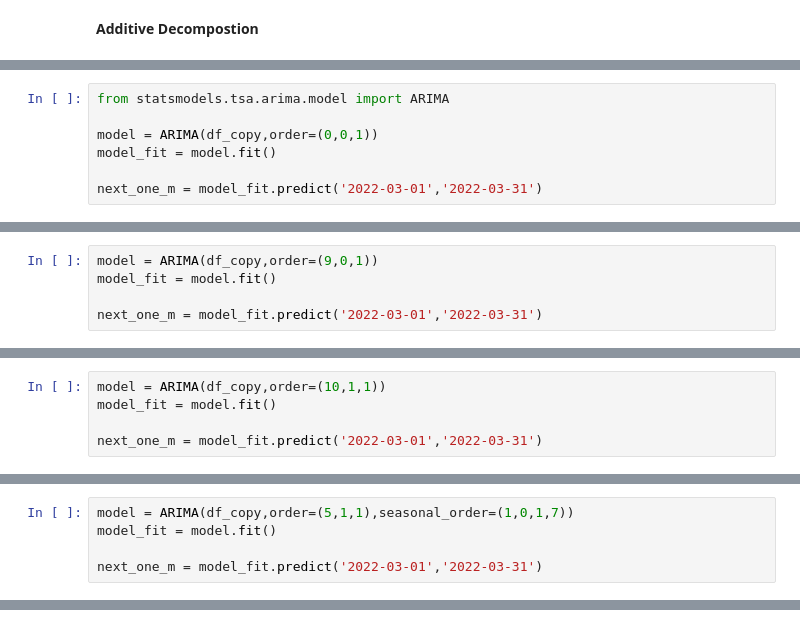
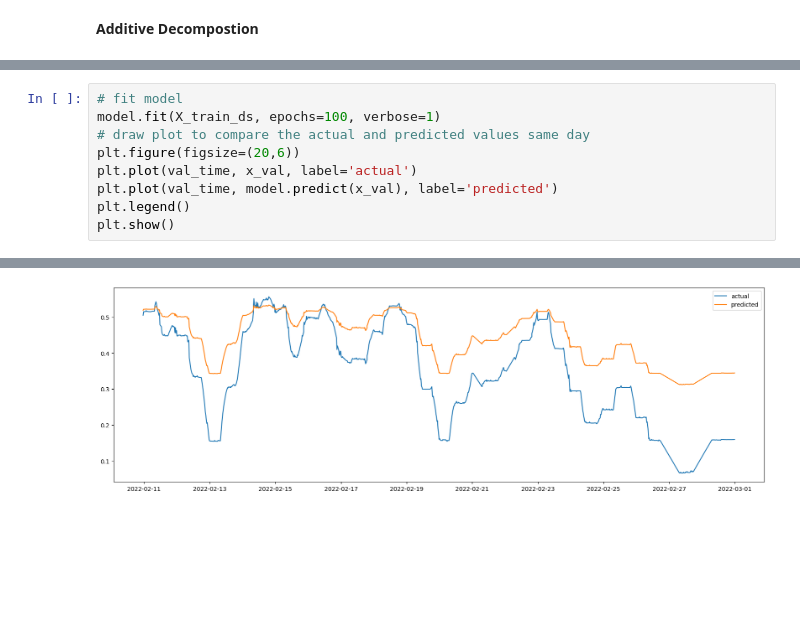
Before and after one commit to windyboy03/SELF_PROJECTS, a Jupyter notebook: RNN/timeseriesanalysis.ipynb, the cells around one changed output, grey strips where cells are left out. Drawn from its saved outputs; the diff is of its cells as text; blank space fills up the shorter version.

```diff
--- a/RNN/timeseriesanalysis.ipynb
+++ b/RNN/timeseriesanalysis.ipynb
@@ -201,7 +150,0 @@ plt.show()
-# %%
-from statsmodels.tsa.arima.model import ARIMA
-
-model = ARIMA(df_copy,order=(0,0,1))
-model_fit = model.fit()
-
-next_one_m = model_fit.predict('2022-03-01','2022-03-31')
@@ -222,5 +150,0 @@ plt.show()
-# %%
-model = ARIMA(df_copy,order=(9,0,1))
-model_fit = model.fit()
-
-next_one_m = model_fit.predict('2022-03-01','2022-03-31')
@@ -241,5 +150,0 @@ plt.show()
-# %%
-model = ARIMA(df_copy,order=(10,1,1))
-model_fit = model.fit()
-
-next_one_m = model_fit.predict('2022-03-01','2022-03-31')
@@ -260,5 +150,0 @@ plt.show()
-# %%
-model = ARIMA(df_copy,order=(5,1,1),seasonal_order=(1,0,1,7))
-model_fit = model.fit()
-
-next_one_m = model_fit.predict('2022-03-01','2022-03-31')
@@ -276,0 +151,10 @@ plt.show()
+# %%
+# fit model
+model.fit(X_train_ds, epochs=100, verbose=1)
+# draw plot to compare the actual and predicted values same day
+plt.figure(figsize=(20,6))
+plt.plot(val_time, x_val, label='actual')
+plt.plot(val_time, model.predict(x_val), label='predicted')
+plt.legend()
+plt.show()
+# %% [output]
@@ -276,0 +178 @@ plt.show()
+[figure, added]
```
Also changed, not shown: parts of 42 cells of this notebook, 1 other file.
